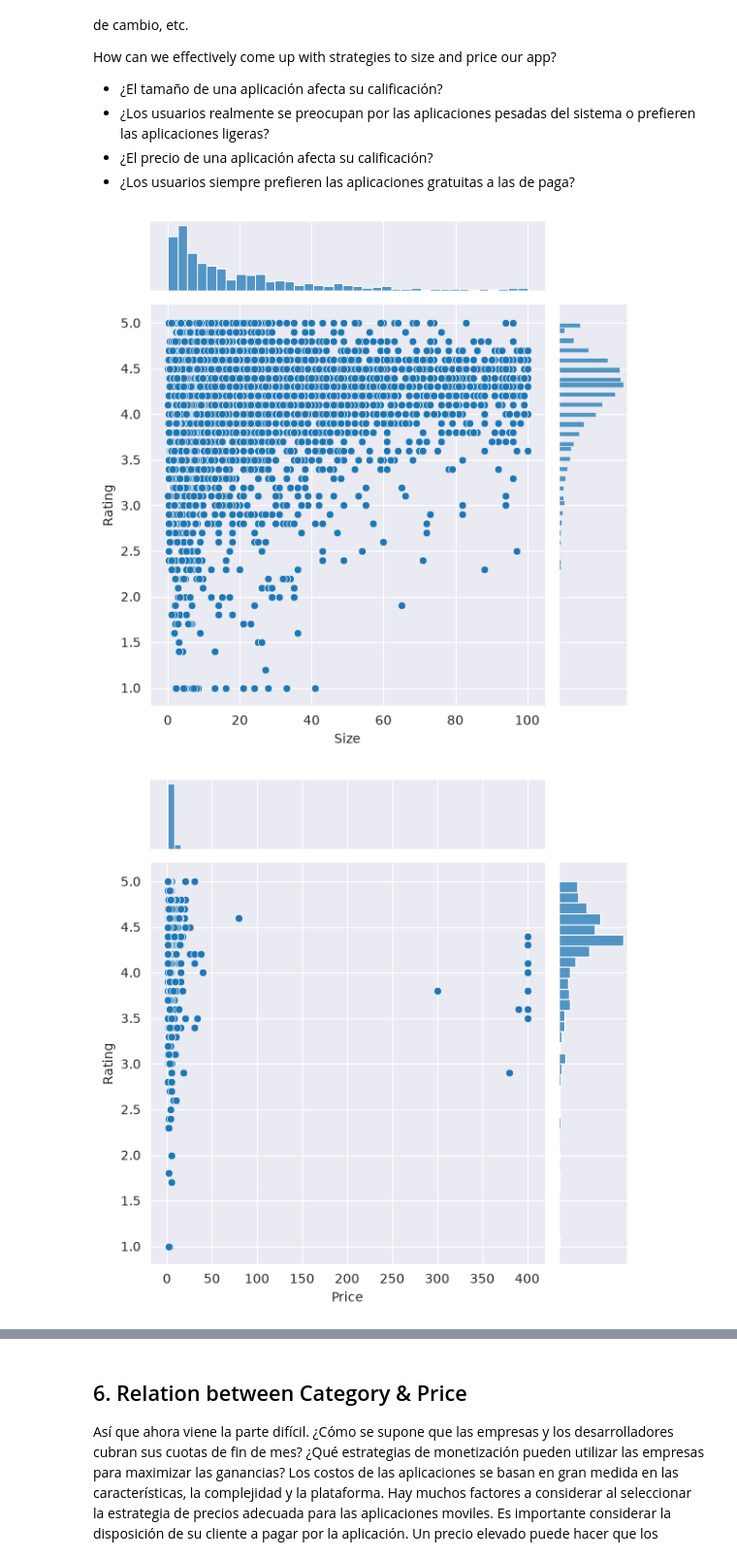
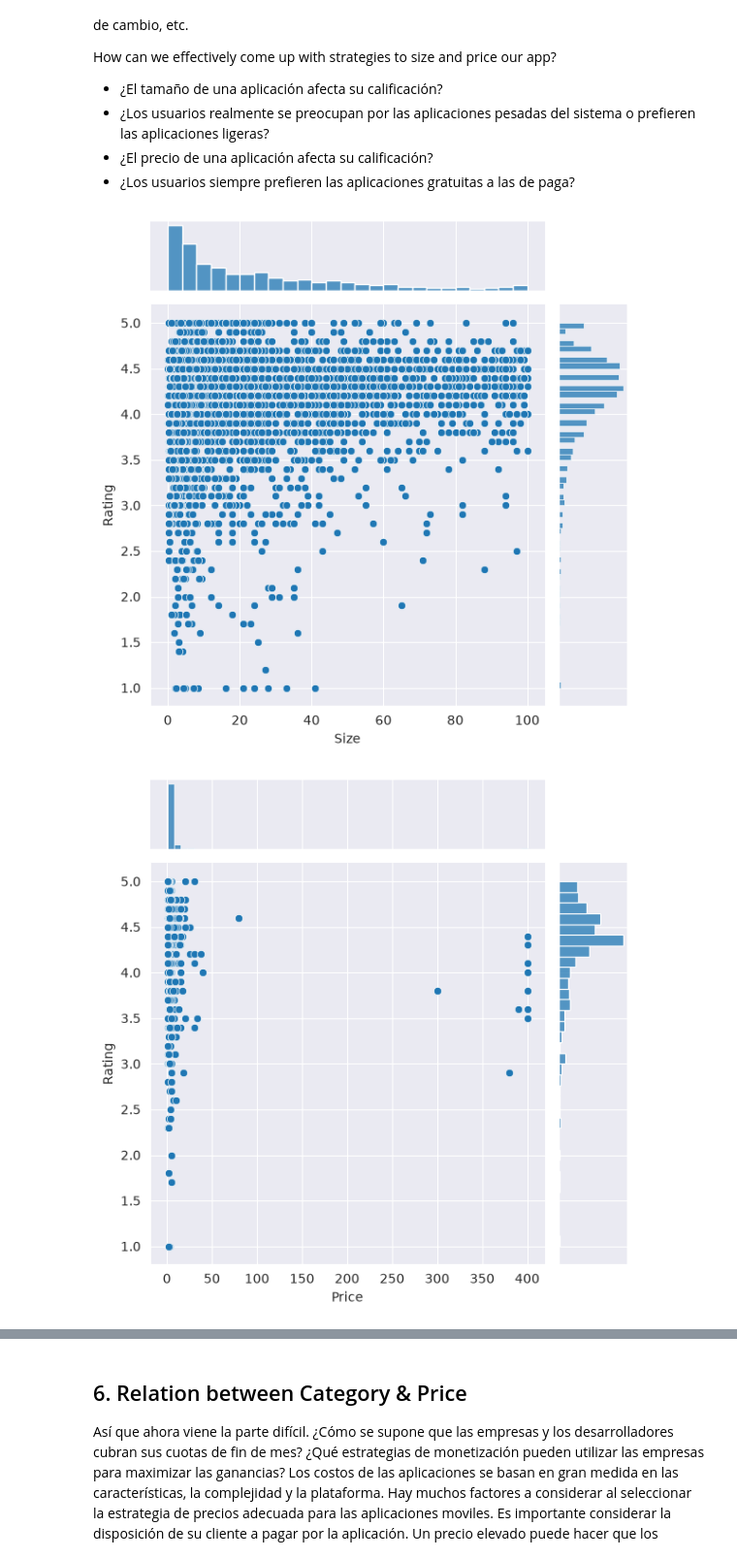
Before and after one commit to hhugoac/PythonForDataScience, a Jupyter notebook: project_progress/Python.ipynb, the cells around one changed output, grey strips where cells are left out. Shown at 97% size. Drawn from its saved outputs; the diff is of its cells as text; code cells hidden in the pictures.

```diff
--- a/project_progress/Python.ipynb
+++ b/project_progress/Python.ipynb
@@ -143,25 +140,25 @@ Average app rating =  4.173243045387994
 # %%
 import seaborn as sns
 import warnings
 warnings.filterwarnings("ignore")
 
 sns.set_style("darkgrid")
 
 # Filtra filas donde los valores de 'Rating' y 'Size' no sean nulos
-apps_with_size_and_rating_present = apps
+apps_with_size_and_rating_present = apps.dropna(subset=['Rating', 'Size'])
 
 # Filtra las categorías con al menos 250 apps
 large_categories = apps_with_size_and_rating_present.groupby('Category').filter(lambda x: len(x) >= 250)
 
 # Gráfica size vs. rating
 plt1 = sns.jointplot(x = large_categories['Size'], y = large_categories['Rating'])
 
 # Selecciona las apps de paga 'Type' = 'Paid'
 paid_apps = apps[apps['Type'] == 'Paid']
 
 # Grafica price vs. rating de las paplicaciones de paga
 plt2 = sns.jointplot(x = paid_apps['Price'], y = paid_apps['Rating'])
 plt.show()
 # %% [output]
-[figure, old version]
+[figure, new version]
 [figure]
```
Also changed, not shown: parts of 11 cells of this notebook.
